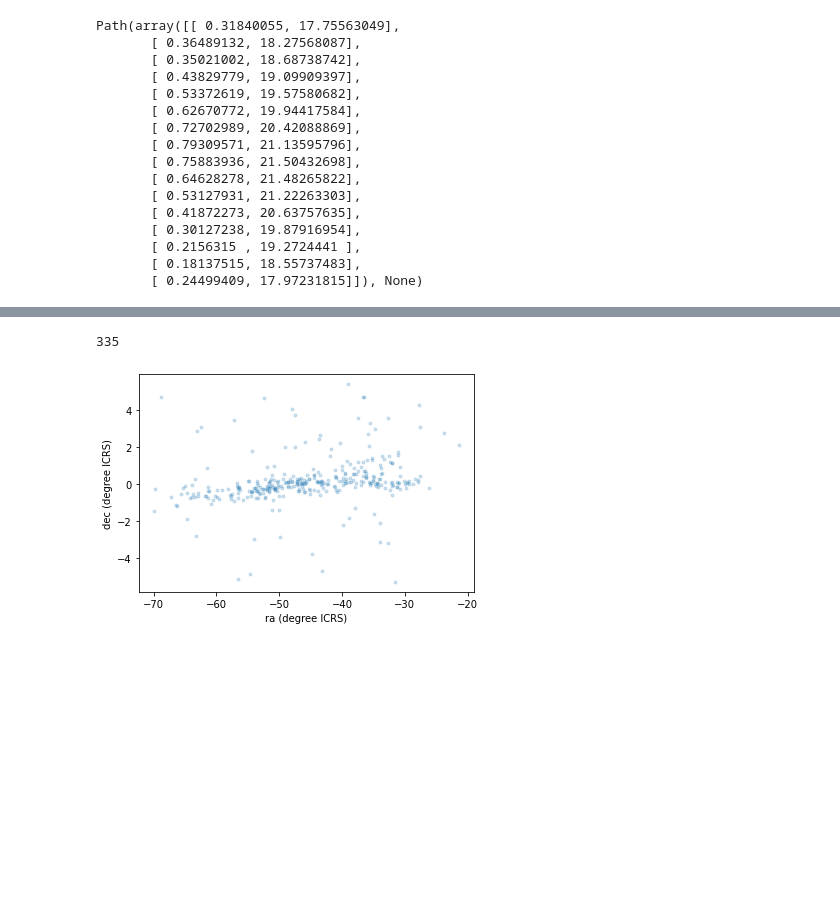
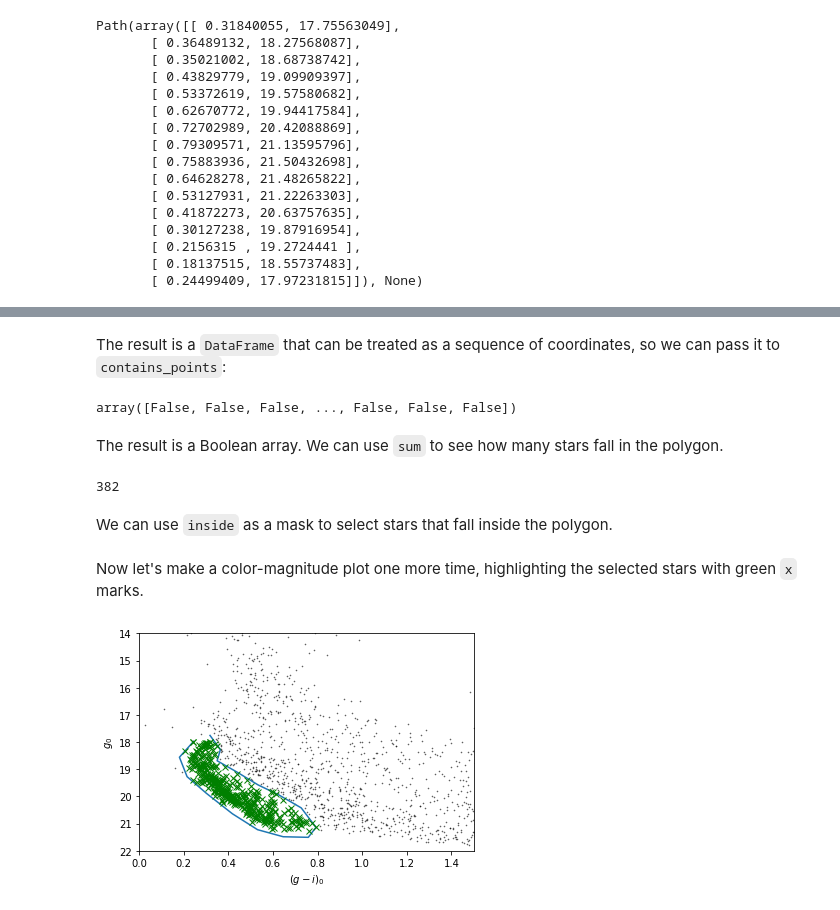
Before and after one commit to datacarpentry/astronomy-python, a Jupyter notebook: notebooks/03_join.ipynb, the cells around one changed output, grey strips where cells are left out. Saved outputs shown, nothing was run; the diff lists cells and outputs as text; code cells hidden in the pictures; blank space fills up the shorter version.

```diff
--- a/notebooks/03_join.ipynb
+++ b/notebooks/03_join.ipynb
@@ -782,0 +849,3 @@ for i, row in merged.iterrows():
+# %%
+merged['y'] = merged['g_mean_psf_mag']
+merged['x'] = merged['g_mean_psf_mag'] - merged['i_mean_psf_mag']
@@ -782,0 +883,3 @@ for i, row in merged.iterrows():
+# %%
+points = merged[['x', 'y']]
+points.head()
@@ -783,10 +893,26 @@ for i, row in merged.iterrows():
+# %% [markdown]
+The result is a `DataFrame` that can be treated as a sequence of coordinates, so we can pass it to `contains_points`:
+# %%
+inside = path.contains_points(points)
+inside
+# %% [output]
+array([False, False, False, ..., False, False, False])
+# %% [markdown]
+The result is a Boolean array.  We can use `sum` to see how many stars fall in the polygon.
 # %%
-photo_mask.sum()
+inside.sum()
 # %% [output]
-335
+382
-# %%
-final = merged[photo_mask].copy()
-
-plot_coords(final)
-# %% [output]
-[figure, removed]
+# %% [markdown]
+We can use `inside` as a mask to select stars that fall inside the polygon.
+# %%
+selected = merged[inside]
+# %% [markdown]
+Now let's make a color-magnitude plot one more time, highlighting the selected stars with green `x` marks.
+# %%
+plot_cmd(results7)
+plt.plot(xs, ys)
+
+plt.plot(selected['x'], selected['y'], 'gx');
+# %% [output]
+[figure, added]
```
Also changed, not shown: parts of 38 cells of this notebook.
